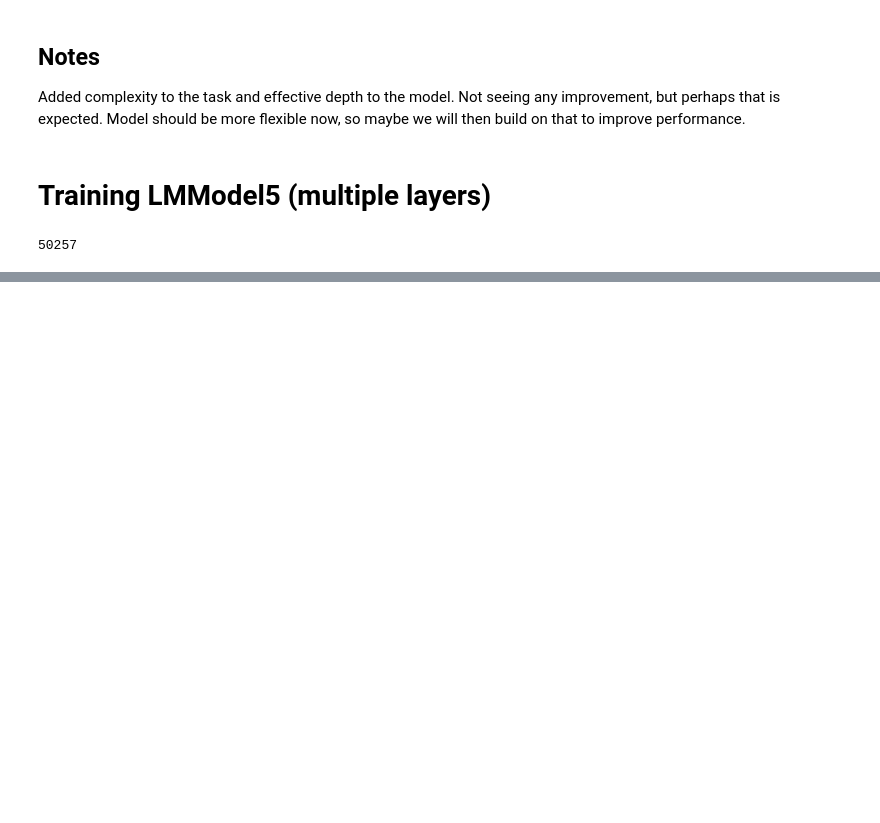
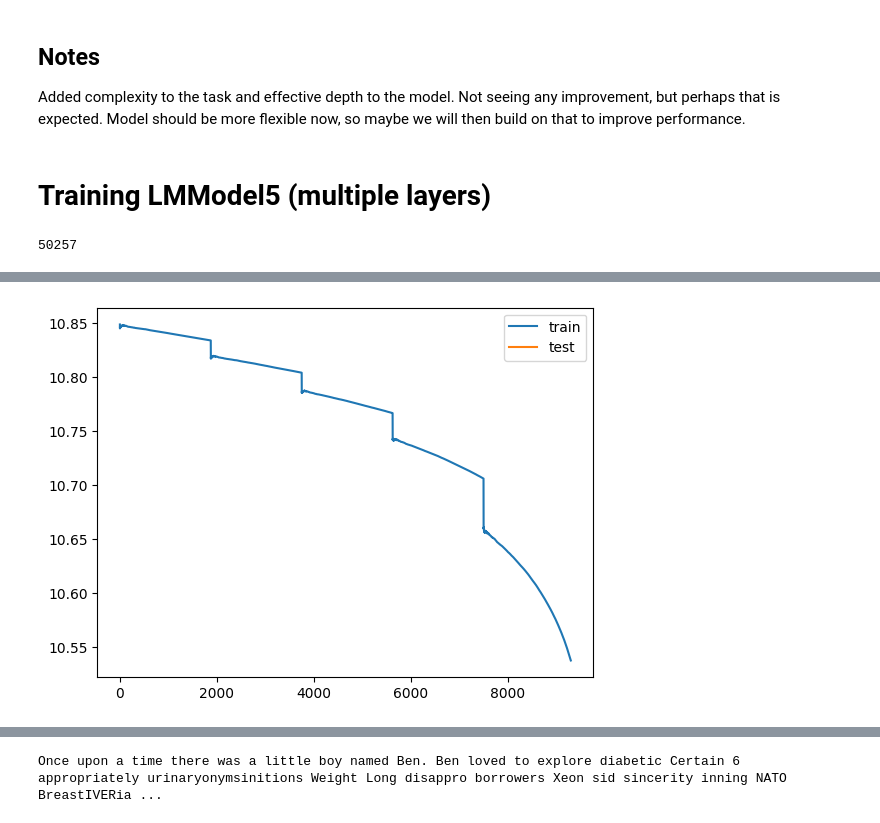
Before and after one commit to diojenez/LearningDeepLearning, a Jupyter notebook: nbs/01_learning_rnns.ipynb, the cells around one changed output, grey strips where cells are left out. Drawn from its saved outputs; the diff is of its cells as text; code cells hidden in the pictures; blank space fills up the shorter version.

```diff
--- a/nbs/01_learning_rnns.ipynb
+++ b/nbs/01_learning_rnns.ipynb
@@ -795,0 +971,7 @@ def_device, device_name
+# %%
+%%time
+# train
+epochs = 5
+train_time, train_loss, test_loss, accuracy = train(train_dl, test_dl, model, epochs)
+# %% [output]
+[figure, added]
@@ -795,0 +983,10 @@ def_device, device_name
+# %%
+# do some generation
+model.reset()
+with torch.no_grad():
+    prompt = tensor(tds['train'][0]['input_ids'][:seq_len]).view(1, -1)
+    prompt_batch = prompt.to(def_device).repeat(bs,1)
+    gen_txt = model.generate(prompt_batch, max_new_tokens=20)[0].tolist()
+    print(tokenizer.decode(gen_txt))
+# %% [output]
+Once upon a time there was a little boy named Ben. Ben loved to explore diabetic Certain 6 appropriately urinaryonymsinitions Weight Long disappro borrowers Xeon sid sincerity inning NATO BreastIVERia ...
```
Also changed, not shown: parts of 28 cells of this notebook.
